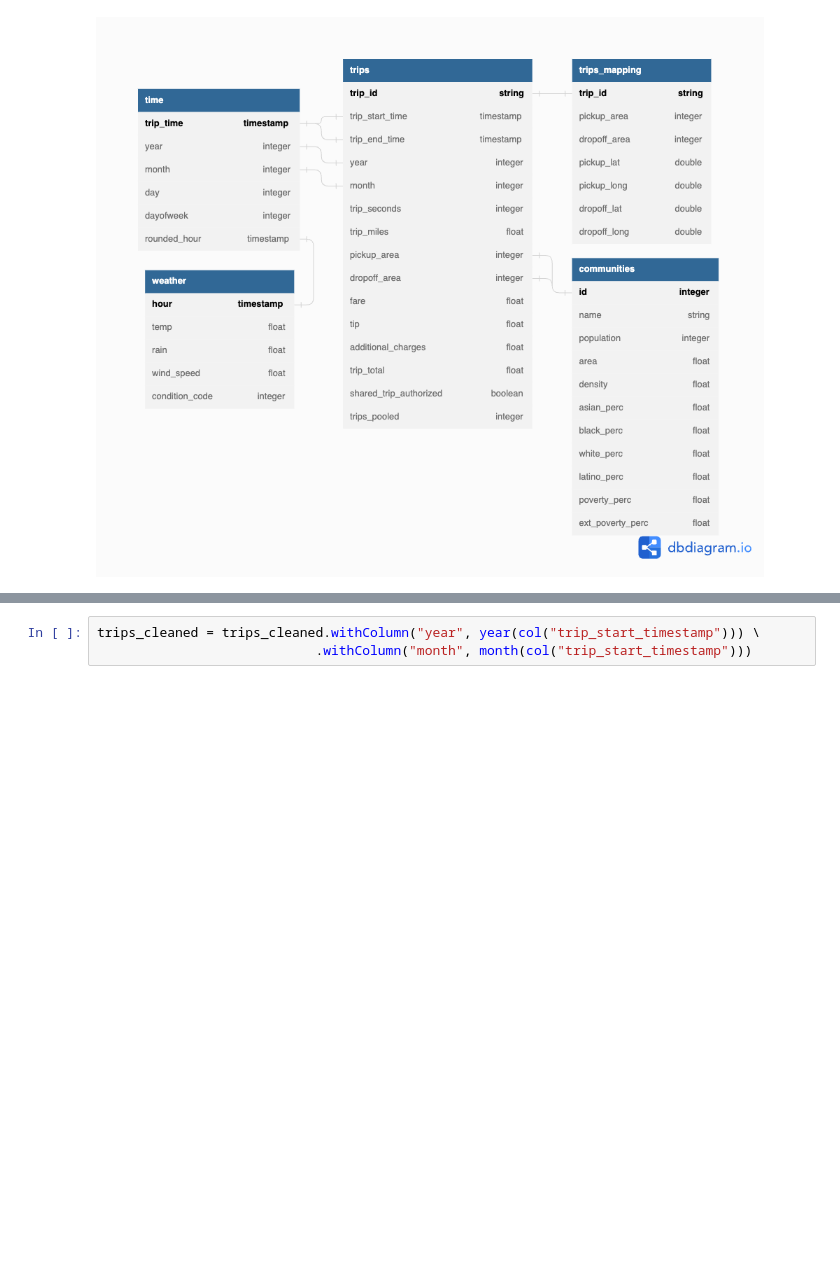
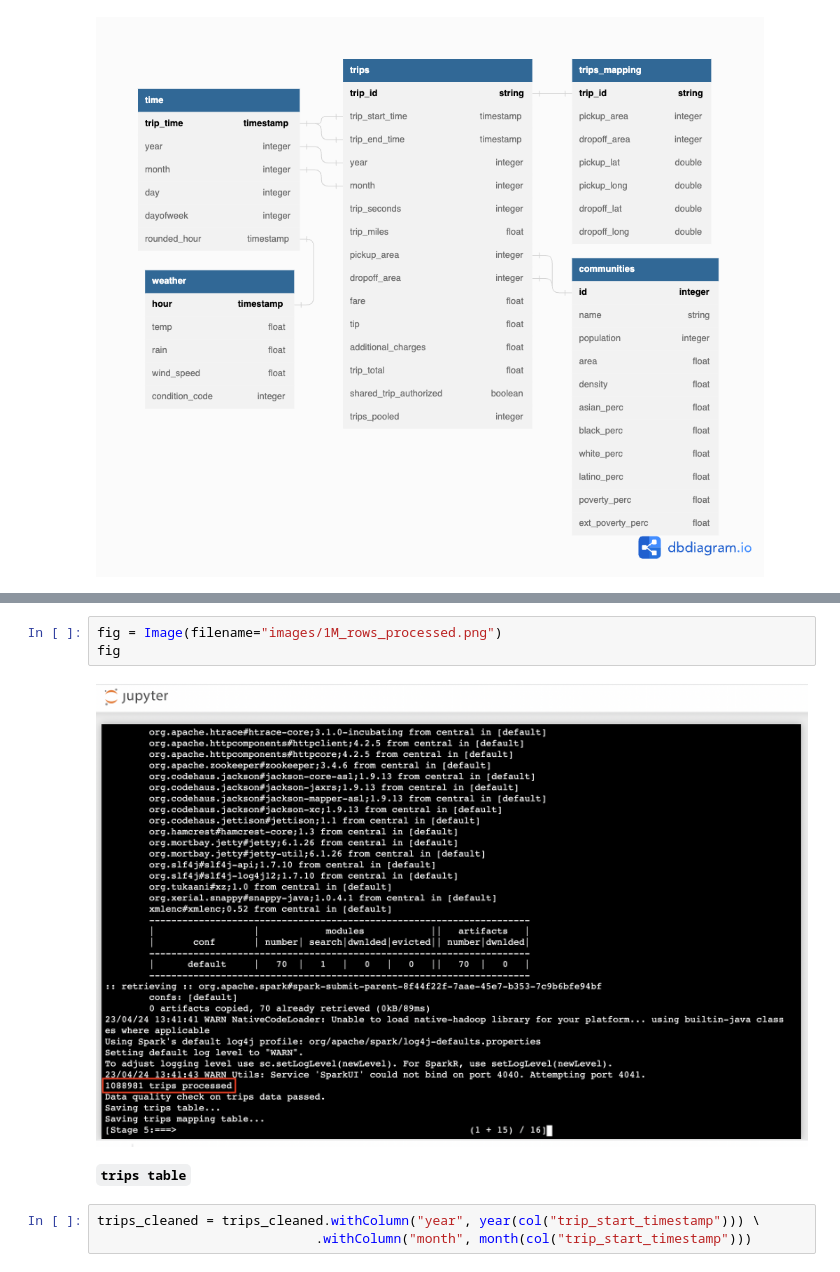
Before and after one commit to sandramuschkorgel/chicagotripsdataset, a Jupyter notebook: Capstone Project.ipynb, the cells around one changed output, grey strips where cells are left out. Cells and saved outputs as stored; diff of their text form; blank space fills up the shorter version.

```diff
--- a/Capstone Project.ipynb
+++ b/Capstone Project.ipynb
@@ -697,3 +700,10 @@ python test_queries.py
+# %%
+fig = Image(filename="images/1M_rows_processed.png")
+fig
+# %% [output]
+[figure, added]
+# %% [markdown]
+**`trips table`**
 # %%
 trips_cleaned = trips_cleaned.withColumn("year", year(col("trip_start_timestamp"))) \
                             .withColumn("month", month(col("trip_start_timestamp")))
```
Also changed, not shown: parts of 10 cells of this notebook.
